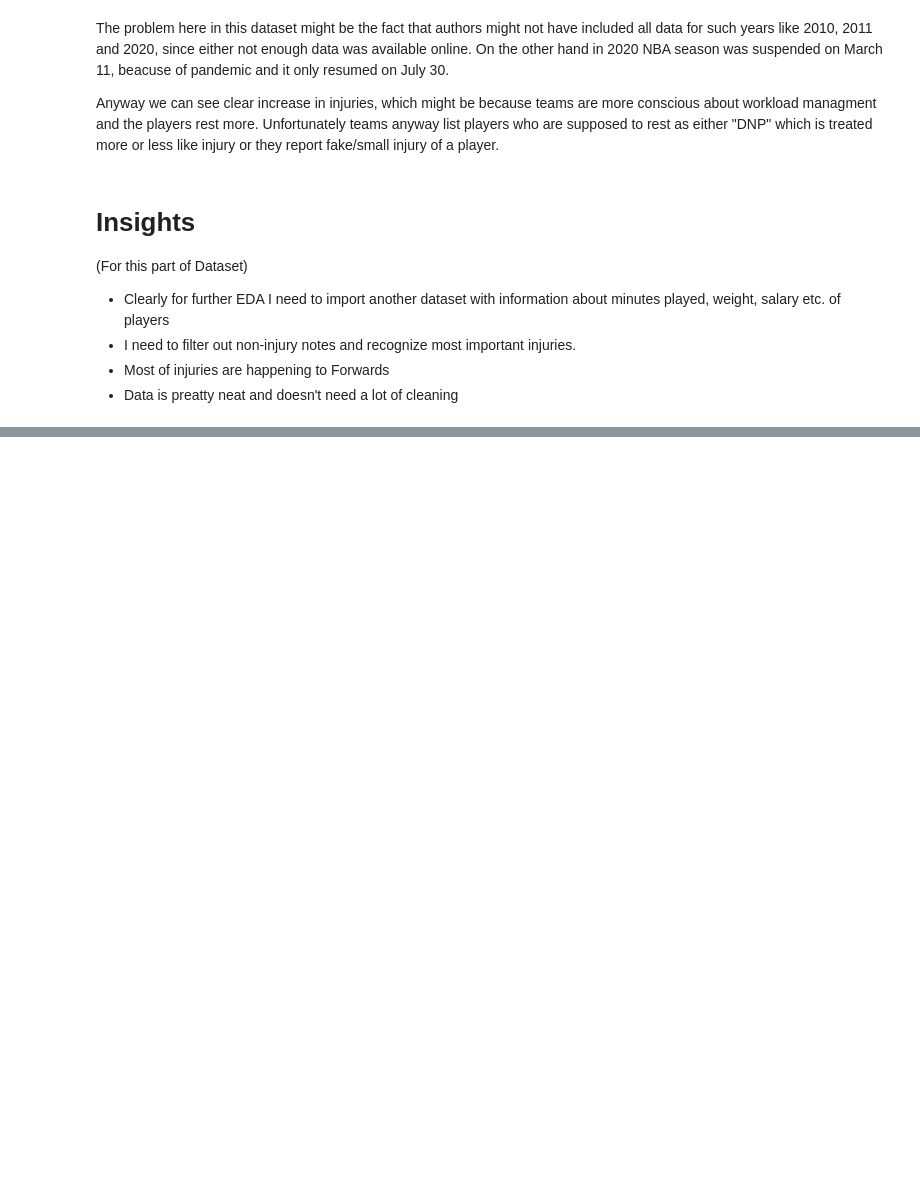
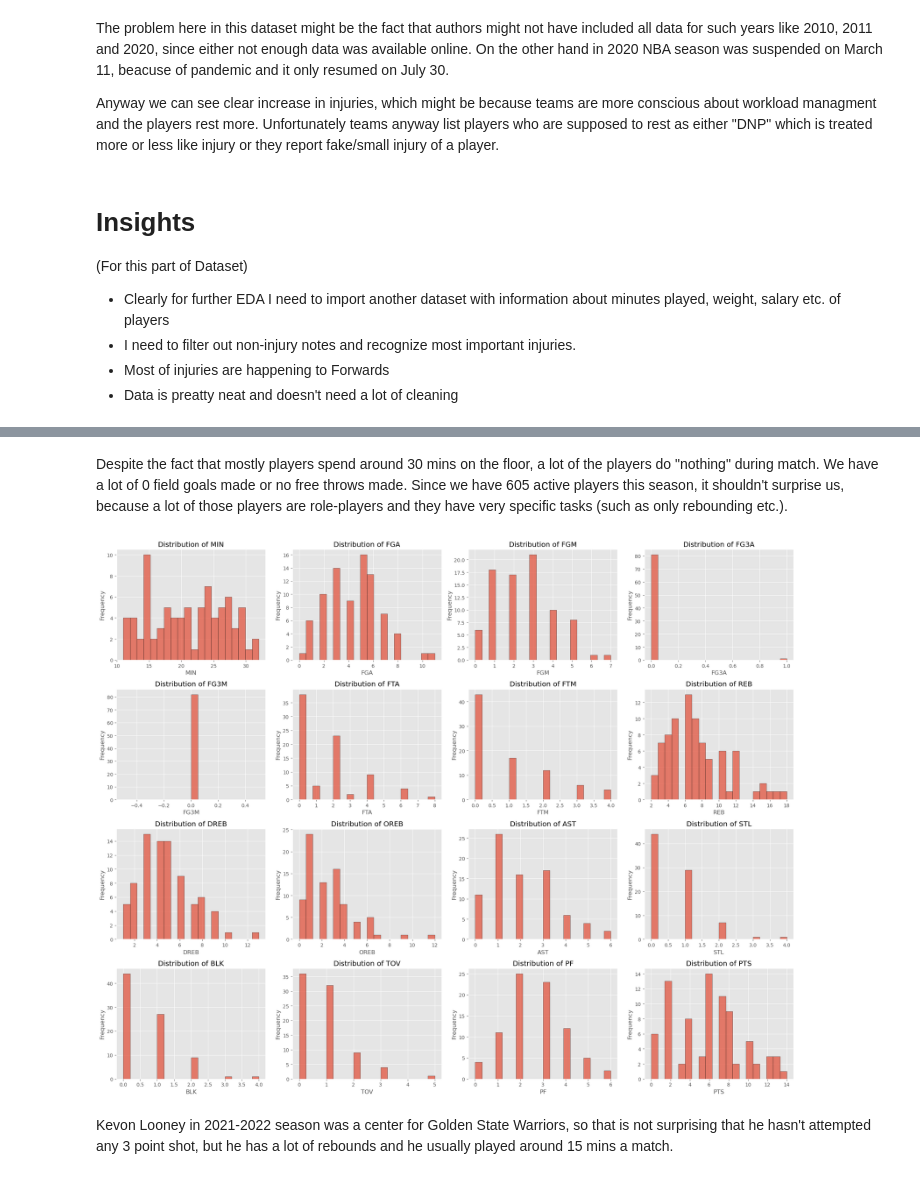
Before and after one commit to IgorCzarnoglowski/NBA-Injury-Risk-and-Detection-Project, a Jupyter notebook: notebooks/EDA.ipynb, the cells around one changed output, grey strips where cells are left out. Cells and saved outputs as stored; diff of their text form; code cells hidden in the pictures; blank space fills up the shorter version.

Commit message:
Updating EDA with second part of player's stats

```diff
--- a/notebooks/EDA.ipynb
+++ b/notebooks/EDA.ipynb
@@ -168,0 +254,21 @@ Anyway we can see clear increase in injuries, which might be because teams are m
+# %% [markdown]
+Despite the fact that mostly players spend around 30 mins on the floor, a lot of the players do "nothing" during match. We have a lot of 0 field goals made or no free throws made. Since we have 605 active players this season, it shouldn't surprise us, because a lot of those players are role-players and they have very specific tasks (such as only rebounding etc.).
+# %%
+# UNIVARIATE  ANALYSIS OF NUMERICAL VALUES FOR KEVON LOONEY
+fig, axes = plt.subplots(4, 4, figsize=(20,16))
+
+df_KL = df[df['PLAYER_NAME'] == 'Kevon Looney']
+
+for i, col in enumerate(numerical_cols):
+    row, col_idx = i // 4, i % 4
+    axes[row, col_idx].hist(df_KL[col], bins=20, alpha=0.7, edgecolor='black')
+    axes[row, col_idx].set_title(f'Distribution of {col}')
+    axes[row, col_idx].set_ylabel('Frequency')
+    axes[row, col_idx].set_xlabel(col)
+
+plt.tight_layout()
+plt.show()
+# %% [output]
+[figure, added]
+# %% [markdown]
+Kevon Looney in 2021-2022 season was a center for Golden State Warriors, so that is not surprising that he hasn't attempted any 3 point shot, but he has a lot of rebounds and he usually played around 15 mins a match.
```
Also changed, not shown: parts of 10 cells of this notebook.
